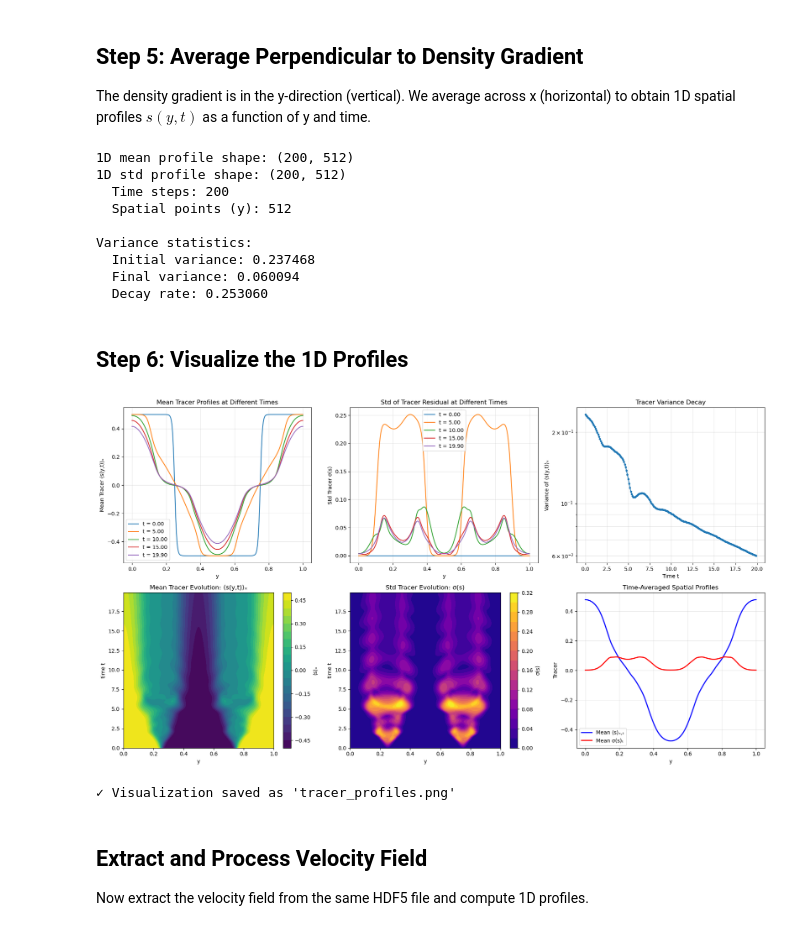
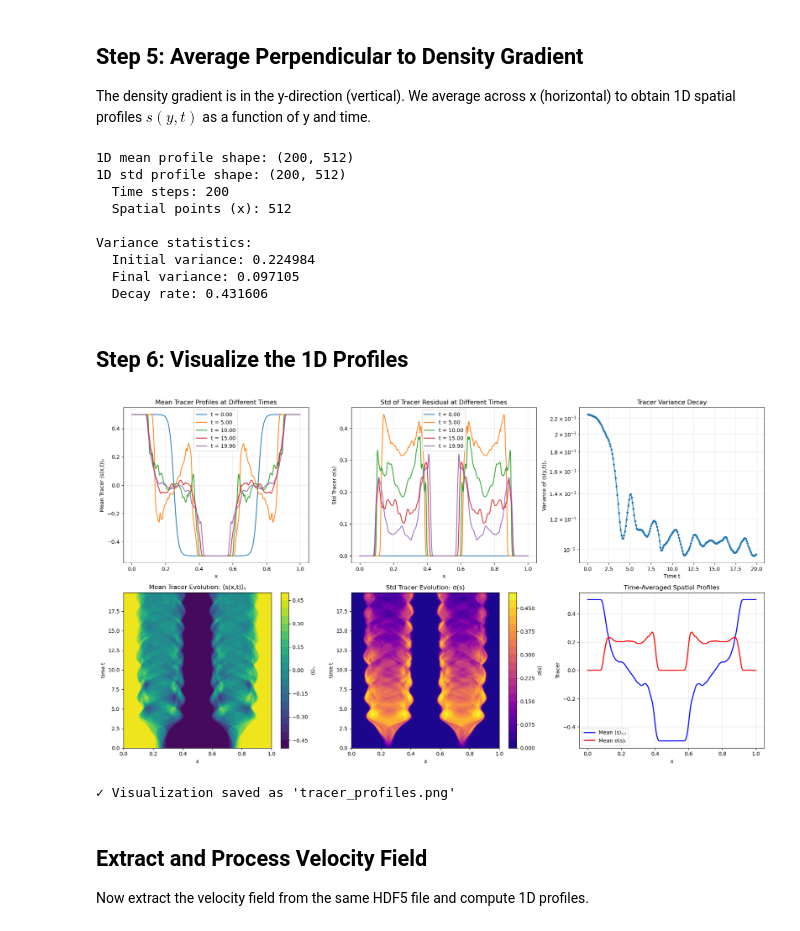
Before and after one commit to zheyan23/ENM5320-2026, a Jupyter notebook: NewMaterial/shearflow_project/shearflow_preprocessing.ipynb, the cells around one changed output. Cells and saved outputs as stored; diff of their text form; code cells hidden in the pictures.

```diff
--- a/NewMaterial/shearflow_project/shearflow_preprocessing.ipynb
+++ b/NewMaterial/shearflow_project/shearflow_preprocessing.ipynb
@@ -290,8 +339,8 @@ time_indices = [0, n_time//2, n_time-1]  # Start, middle, end
 for idx, t_idx in enumerate(time_indices):
     ax = axes[idx]
 
-    # Plot 2D tracer field (transposed to match coordinate dimensions)
-    im = ax.contourf(x, y, tracer_data[t_idx, :, :].T, levels=20, cmap='viridis')
+    # Plot 2D tracer field (no transpose needed - shape is already correct)
+    im = ax.contourf(x, y, tracer_data[t_idx, :, :], levels=20, cmap='viridis')
     ax.set_xlabel('x')
     ax.set_ylabel('y')
     ax.set_title(f'Tracer at t = {t[t_idx]:.2f}')
@@ -310,16 +359,16 @@ print(f"✓ Visualization saved as 'tracer_2d_snapshots.png'")
 
 The density gradient is in the y-direction (vertical). We average across x (horizontal) to obtain 1D spatial profiles $s(y, t)$ as a function of y and time.
 # %%
-# Average across x-direction to get 1D profiles
-# tracer_data shape: (time=200, x=256, y=512)
-# We average over axis=1 (x-direction) to get (time, y)
+# Average across y-direction to get 1D profiles
+# tracer_data shape: (time=200, y=256, x=512)
+# We average over axis=1 (y-direction) to get (time, x)
 tracer_mean_1d = np.mean(tracer_data, axis=1)  # Mean profile
 tracer_std_1d = np.std(tracer_data, axis=1)    # Std of residual
 
 print(f"1D mean profile shape: {tracer_mean_1d.shape}")
 print(f"1D std profile shape: {tracer_std_1d.shape}")
 print(f"  Time steps: {tracer_mean_1d.shape[0]}")
-print(f"  Spatial points (y): {tracer_mean_1d.shape[1]}")
+print(f"  Spatial points (x): {tracer_mean_1d.shape[1]}")
 
 # Compute anomalous diffusivity estimate
 # For linear diffusion: ∂s/∂t = D ∂²s/∂y²
@@ -333,12 +382,12 @@ print(f"  Decay rate: {variance_over_time[-1] / variance_over_time[0]:.6f}")
 1D mean profile shape: (200, 512)
 1D std profile shape: (200, 512)
   Time steps: 200
-  Spatial points (y): 512
+  Spatial points (x): 512
 
 Variance statistics:
-  Initial variance: 0.237468
-  Final variance: 0.060094
-  Decay rate: 0.253060
+  Initial variance: 0.224984
+  Final variance: 0.097105
+  Decay rate: 0.431606
 # %% [markdown]
 ## Step 6: Visualize the 1D Profiles
 # %%
@@ -350,9 +399,9 @@ fig, axes = plt.subplots(2, 3, figsize=(18, 10))
 ax = axes[0, 0]
 time_indices = [0, 50, 100, 150, n_time-1]
 for t_idx in time_indices:
-    ax.plot(y, tracer_mean_1d[t_idx, :], label=f't = {t[t_idx]:.2f}')
-ax.set_xlabel('y')
-ax.set_ylabel('Mean Tracer ⟨s(y,t)⟩ₓ')
+    ax.plot(x, tracer_mean_1d[t_idx, :], label=f't = {t[t_idx]:.2f}')
+ax.set_xlabel('x')
+ax.set_ylabel('Mean Tracer ⟨s(x,t)⟩ᵧ')
 ax.set_title('Mean Tracer Profiles at Different Times')
 ax.legend()
 ax.grid(True, alpha=0.3)
@@ -360,8 +409,8 @@ ax.grid(True, alpha=0.3)
 # Plot 2: Std tracer at different time snapshots
 ax = axes[0, 1]
 for t_idx in time_indices:
-    ax.plot(y, tracer_std_1d[t_idx, :], label=f't = {t[t_idx]:.2f}')
-ax.set_xlabel('y')
+    ax.plot(x, tracer_std_1d[t_idx, :], label=f't = {t[t_idx]:.2f}')
+ax.set_xlabel('x')
 ax.set_ylabel('Std Tracer σ(s)')
 ax.set_title('Std of Tracer Residual at Different Times')
 ax.legend()
@@ -373,43 +422,43 @@ ax.semilogy(t, variance_over_time, 'o-', markersize=3)
 ax.set_xlabel('Time t')
 ax.set_ylabel('Variance of ⟨s(y,t)⟩ₓ')
 ax.set_title('Tracer Variance Decay')
 ax.grid(True, alpha=0.3, which='both')
 
 # Plot 4: Heatmap of mean tracer evolution
 ax = axes[1, 0]
-im = ax.contourf(y, t, tracer_mean_1d, levels=20, cmap='viridis')
-ax.set_xlabel('y')
+im = ax.contourf(x, t, tracer_mean_1d, levels=20, cmap='viridis')
+ax.set_xlabel('x')
 ax.set_ylabel('time t')
-ax.set_title('Mean Tracer Evolution: ⟨s(y,t)⟩ₓ')
-plt.colorbar(im, ax=ax, label='⟨s⟩ₓ')
+ax.set_title('Mean Tracer Evolution: ⟨s(x,t)⟩ᵧ')
+plt.colorbar(im, ax=ax, label='⟨s⟩ᵧ')
 
 # Plot 5: Heatmap of std tracer evolution
 ax = axes[1, 1]
-im = ax.contourf(y, t, tracer_std_1d, levels=20, cmap='plasma')
-ax.set_xlabel('y')
+im = ax.contourf(x, t, tracer_std_1d, levels=20, cmap='plasma')
+ax.set_xlabel('x')
 ax.set_ylabel('time t')
 ax.set_title('Std Tracer Evolution: σ(s)')
 plt.colorbar(im, ax=ax, label='σ(s)')
 
 # Plot 6: Time-averaged spatial profiles
 ax = axes[1, 2]
 mean_spatial = np.mean(tracer_mean_1d, axis=0)
 std_spatial = np.mean(tracer_std_1d, axis=0)
-ax.plot(y, mean_spatial, 'b-', linewidth=2, label='Mean ⟨s⟩ₓ,ₜ')
-ax.plot(y, std_spatial, 'r-', linewidth=2, label='Mean σ(s)ₜ')
-ax.set_xlabel('y')
+ax.plot(x, mean_spatial, 'b-', linewidth=2, label='Mean ⟨s⟩ᵧ,ₜ')
+ax.plot(x, std_spatial, 'r-', linewidth=2, label='Mean σ(s)ₜ')
+ax.set_xlabel('x')
 ax.set_ylabel('Tracer')
 ax.set_title('Time-Averaged Spatial Profiles')
 ax.legend()
 ax.grid(True, alpha=0.3)
 
 plt.tight_layout()
 plt.savefig('tracer_profiles.png', dpi=150, bbox_inches='tight')
 plt.show()
 
 print(f"✓ Visualization saved as 'tracer_profiles.png'")
 # %% [output]
-[figure, old version]
+[figure, new version]
 ✓ Visualization saved as 'tracer_profiles.png'
 # %% [markdown]
 ## Extract and Process Velocity Field
```
Also changed, not shown: parts of 16 cells of this notebook, 10 other files.
